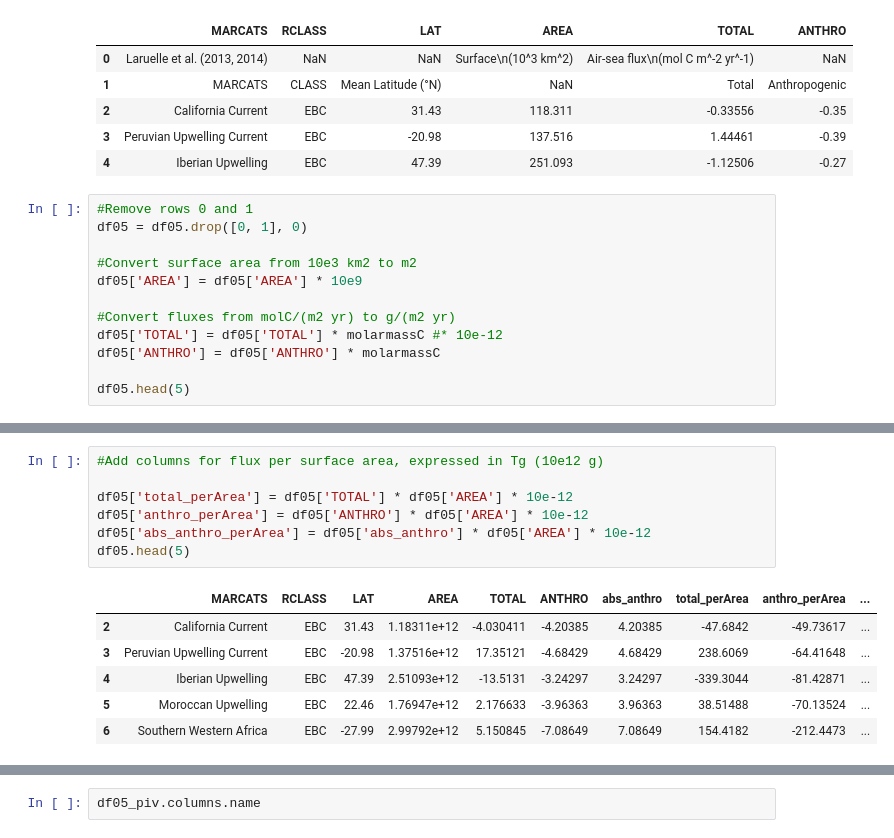
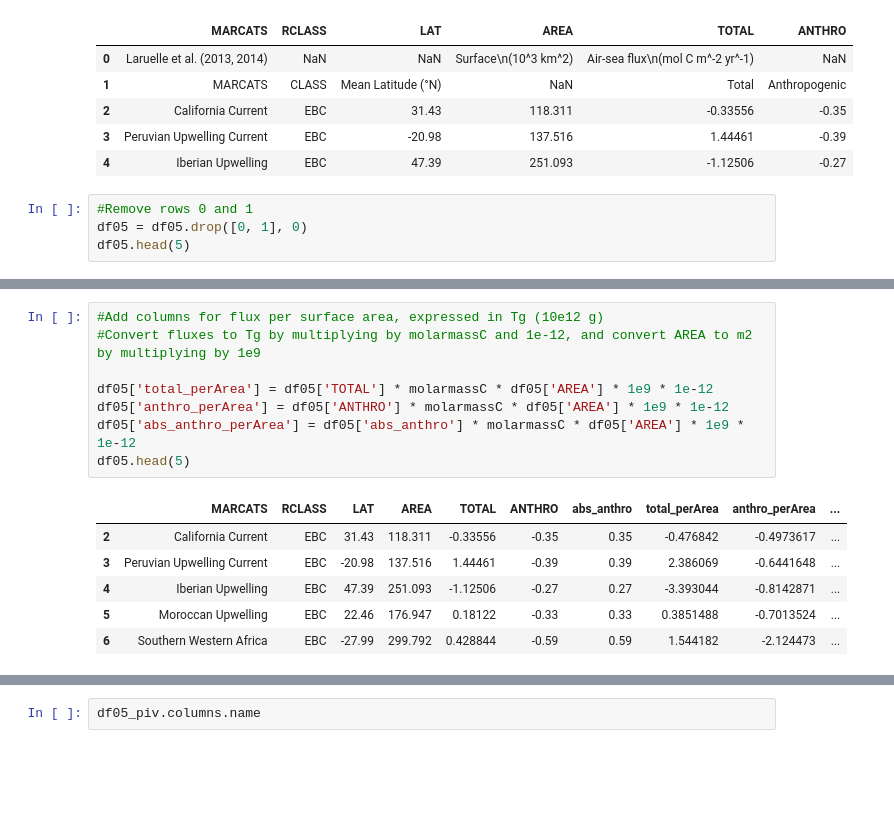
Before and after one commit to KatiRG/CO2airsea, a Jupyter notebook: Build_fluxes_perSurfaceArea.ipynb, the cells around one changed output, grey strips where cells are left out. Saved outputs shown, nothing was run; the diff lists cells and outputs as text; blank space fills up the shorter version.

```diff
--- a/Build_fluxes_perSurfaceArea.ipynb
+++ b/Build_fluxes_perSurfaceArea.ipynb
@@ -58,14 +58,6 @@ df05.head(5)
 # %%
 #Remove rows 0 and 1
 df05 = df05.drop([0, 1], 0)
-
-#Convert surface area from 10e3 km2 to m2
-df05['AREA'] = df05['AREA'] * 10e9
-
-#Convert fluxes from molC/(m2 yr) to g/(m2 yr)
-df05['TOTAL'] = df05['TOTAL'] * molarmassC #* 10e-12
-df05['ANTHRO'] = df05['ANTHRO'] * molarmassC
-
 df05.head(5)
 # %% [output]
 |  | MARCATS | RCLASS | LAT | AREA | TOTAL | ANTHRO |
@@ -88,14 +80,15 @@ df05.head(5)
 # %%
 #Add columns for flux per surface area, expressed in Tg (10e12 g)
+#Convert fluxes to Tg by multiplying by molarmassC and 1e-12, and convert AREA to m2 by multiplying by 1e9
 
-df05['total_perArea'] = df05['TOTAL'] * df05['AREA'] * 10e-12
-df05['anthro_perArea'] = df05['ANTHRO'] * df05['AREA'] * 10e-12
-df05['abs_anthro_perArea'] = df05['abs_anthro'] * df05['AREA'] * 10e-12
+df05['total_perArea'] = df05['TOTAL'] * molarmassC * df05['AREA'] * 1e9 * 1e-12
+df05['anthro_perArea'] = df05['ANTHRO'] * molarmassC * df05['AREA'] * 1e9 * 1e-12
+df05['abs_anthro_perArea'] = df05['abs_anthro'] * molarmassC * df05['AREA'] * 1e9 * 1e-12
 df05.head(5)
 # %% [output]
 |  | MARCATS | RCLASS | LAT | AREA | TOTAL | ANTHRO | abs_anthro | total_perArea | anthro_perArea | ... |
-| 2 | California Current | EBC | 31.43 | 1.18311e+12 | -4.030411 | -4.20385 | 4.20385 | -47.6842 | -49.73617 | ... |
-| 3 | Peruvian Upwelling Current | EBC | -20.98 | 1.37516e+12 | 17.35121 | -4.68429 | 4.68429 | 238.6069 | -64.41648 | ... |
-| 4 | Iberian Upwelling | EBC | 47.39 | 2.51093e+12 | -13.5131 | -3.24297 | 3.24297 | -339.3044 | -81.42871 | ... |
-| 5 | Moroccan Upwelling | EBC | 22.46 | 1.76947e+12 | 2.176633 | -3.96363 | 3.96363 | 38.51488 | -70.13524 | ... |
-| 6 | Southern Western Africa | EBC | -27.99 | 2.99792e+12 | 5.150845 | -7.08649 | 7.08649 | 154.4182 | -212.4473 | ... |
+| 2 | California Current | EBC | 31.43 | 118.311 | -0.33556 | -0.35 | 0.35 | -0.476842 | -0.4973617 | ... |
+| 3 | Peruvian Upwelling Current | EBC | -20.98 | 137.516 | 1.44461 | -0.39 | 0.39 | 2.386069 | -0.6441648 | ... |
+| 4 | Iberian Upwelling | EBC | 47.39 | 251.093 | -1.12506 | -0.27 | 0.27 | -3.393044 | -0.8142871 | ... |
+| 5 | Moroccan Upwelling | EBC | 22.46 | 176.947 | 0.18122 | -0.33 | 0.33 | 0.3851488 | -0.7013524 | ... |
+| 6 | Southern Western Africa | EBC | -27.99 | 299.792 | 0.428844 | -0.59 | 0.59 | 1.544182 | -2.124473 | ... |
```
Also changed, not shown: parts of 17 cells of this notebook, 2 other files.
